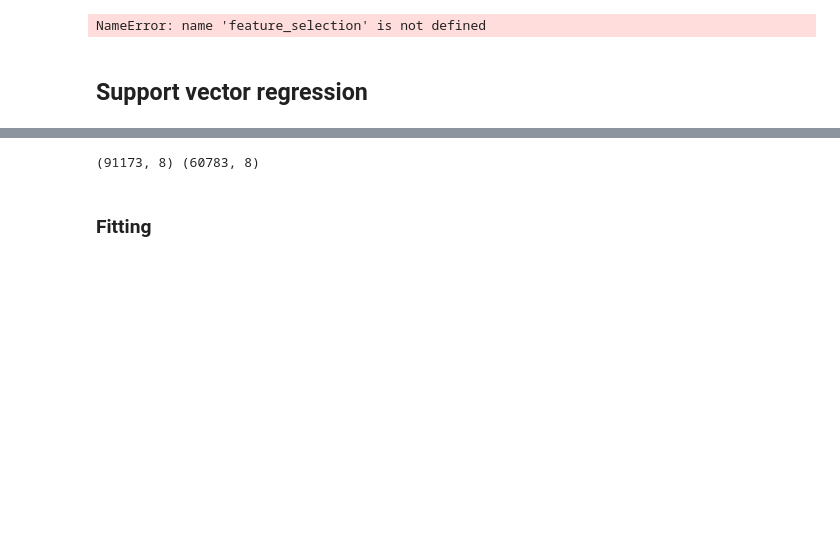
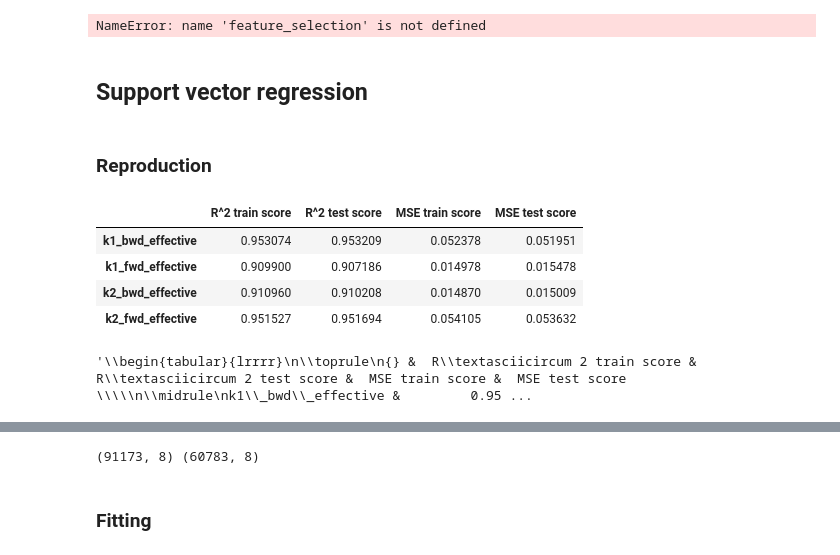
Before and after one commit to WilliamCappelletti/ML_CS433_project2, a Jupyter notebook: src/William_Notebook.ipynb, the cells around one changed output, grey strips where cells are left out. Saved outputs shown, nothing was run; the diff lists cells and outputs as text; code cells hidden in the pictures; blank space fills up the shorter version.

Commit message:
Finished reproduction

```diff
--- a/src/William_Notebook.ipynb
+++ b/src/William_Notebook.ipynb
@@ -169,3 +170,19 @@ print('MSE on train : ', mean_squared_error(y_train, y_pred_tr), '\n',
 NameError: name 'feature_selection' is not defined
 # %% [markdown]
 ## Support vector regression
+# %% [markdown]
+### Reproduction
+# %%
+SVRReprod = regressions.reproduction_svr()
+# %%
+SVRReprod.scores
+# %% [output]
+|  | R^2 train score | R^2 test score | MSE train score | MSE test score |
+| k1_bwd_effective | 0.953074 | 0.953209 | 0.052378 | 0.051951 |
+| k1_fwd_effective | 0.909900 | 0.907186 | 0.014978 | 0.015478 |
+| k2_bwd_effective | 0.910960 | 0.910208 | 0.014870 | 0.015009 |
+| k2_fwd_effective | 0.951527 | 0.951694 | 0.054105 | 0.053632 |
+# %%
+SVRReprod.scores.to_latex()
+# %% [output]
+'\\begin{tabular}{lrrrr}\n\\toprule\n{} &  R\\textasciicircum 2 train score &  R\\textasciicircum 2 test score &  MSE train score &  MSE test score \\\\\n\\midrule\nk1\\_bwd\\_effective &         0.95 ...
```
Also changed, not shown: parts of 17 cells of this notebook, 4 other files.
